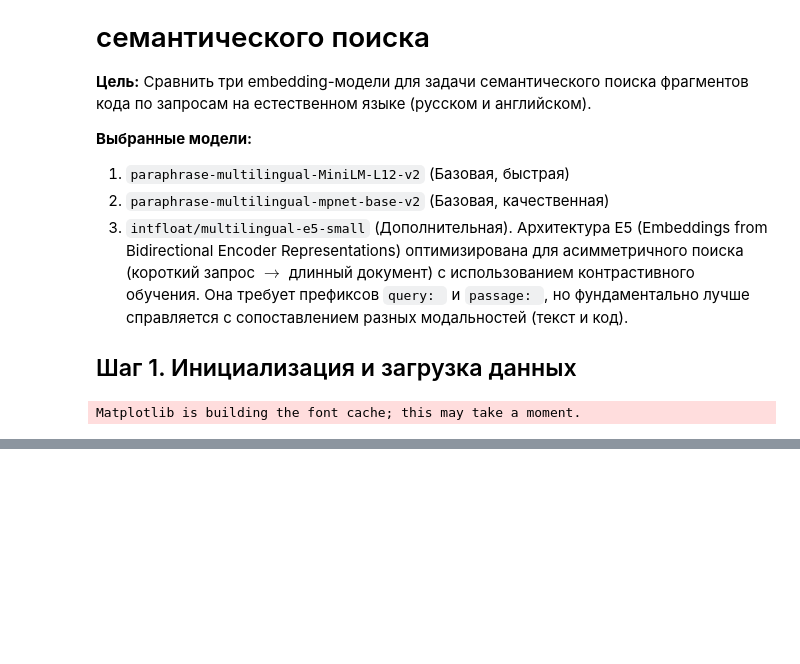
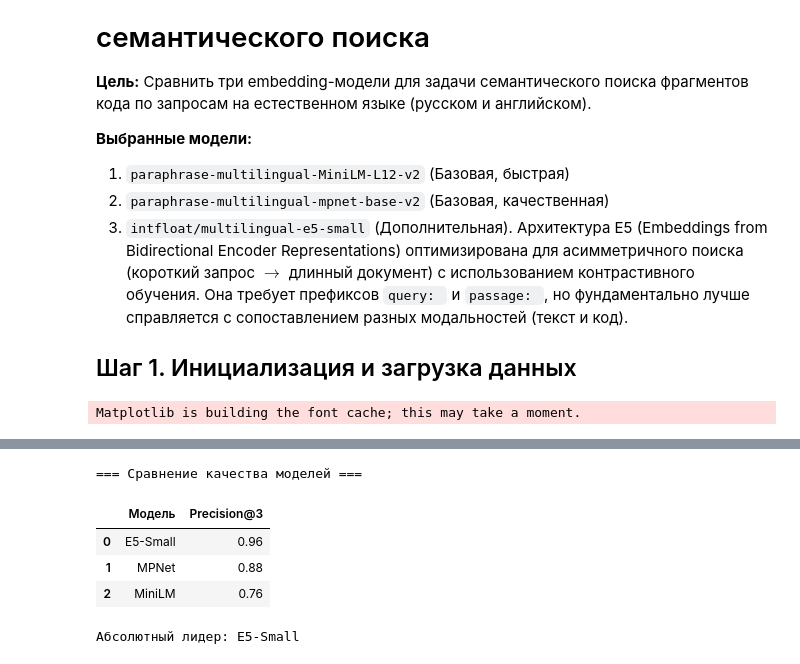
Before and after one commit to Kidukwe/semantic-code-search-benchmark, a Jupyter notebook: notebooks/01_model_comparison.ipynb, the cells around one changed output, grey strips where cells are left out. Drawn from its saved outputs; the diff is of its cells as text; code cells hidden in the pictures; blank space fills up the shorter version.

```diff
--- a/notebooks/01_model_comparison.ipynb
+++ b/notebooks/01_model_comparison.ipynb
@@ -51,0 +72,18 @@ Warning: You are sending unauthenticated requests to the HF Hub. Please set a HF
+# %%
+# Кэш для векторов (понадобится для t-SNE)
+embeddings_cache = {}
+
+for model_name, model in models.items():
+    print(f"Генерация эмбеддингов для модели: {model_name}...")
+
+    # Подготовка текстов
+    corpus_texts = prepare_texts(model_name, corpus, is_query=False)
+    query_texts = prepare_texts(model_name, questions, is_query=True)
+
+    # Генерация эмбеддингов сразу в формат numpy массивов (convert_to_numpy=True)
+    embeddings_cache[model_name] = {
+    "corpus": model.encode(corpus_texts, convert_to_numpy=True),
+    "queries": model.encode(query_texts, convert_to_numpy=True)
+    }
+
+print("Генерация завершена.")
@@ -51,0 +150,25 @@ Warning: You are sending unauthenticated requests to the HF Hub. Please set a HF
+# %%
+# 1. Расчет Precision@3
+metrics = []
+model_errors = {name: [] for name in models.keys()}
+
+for model_name, results in search_results.items():
+    hits = sum(1 for r in results if r["is_hit"])
+    p3 = hits / len(questions)
+    metrics.append({"Модель": model_name, "Precision@3": p3})
+    model_errors[model_name] = [r for r in results if not r["is_hit"]]
+
+df_metrics = pd.DataFrame(metrics).sort_values(by="Precision@3", ascending=False).reset_index(drop=True)
+print("=== Сравнение качества моделей ===")
+display(df_metrics)
+
+# Определение лидера
+best_model_name = df_metrics.iloc[0]["Модель"]
+print(f"\nАбсолютный лидер: {best_model_name}")
+# %% [output]
+=== Сравнение качества моделей ===
+|  | Модель | Precision@3 |
+| 0 | E5-Small | 0.96 |
+| 1 | MPNet | 0.88 |
+| 2 | MiniLM | 0.76 |
+Абсолютный лидер: E5-Small
```
Also changed, not shown: parts of 11 cells of this notebook.
